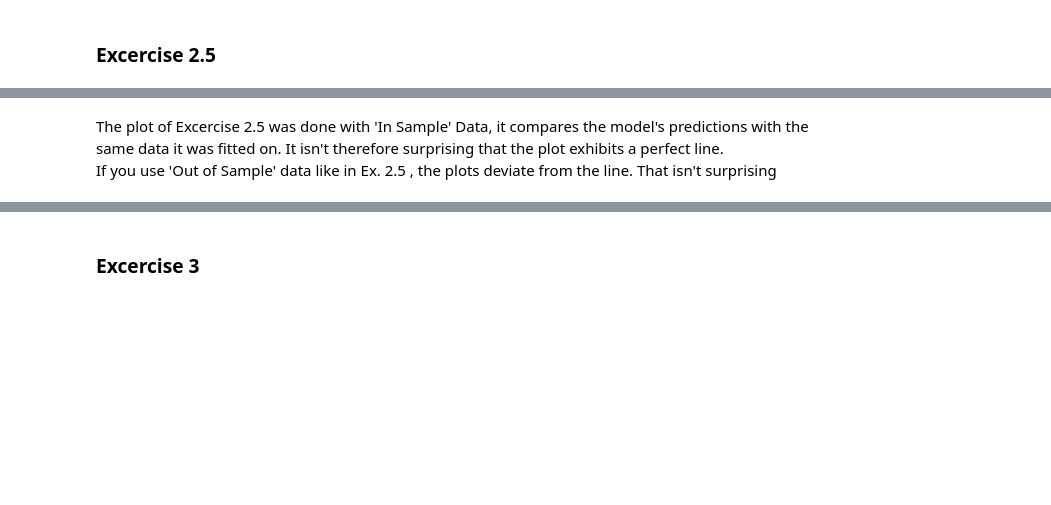
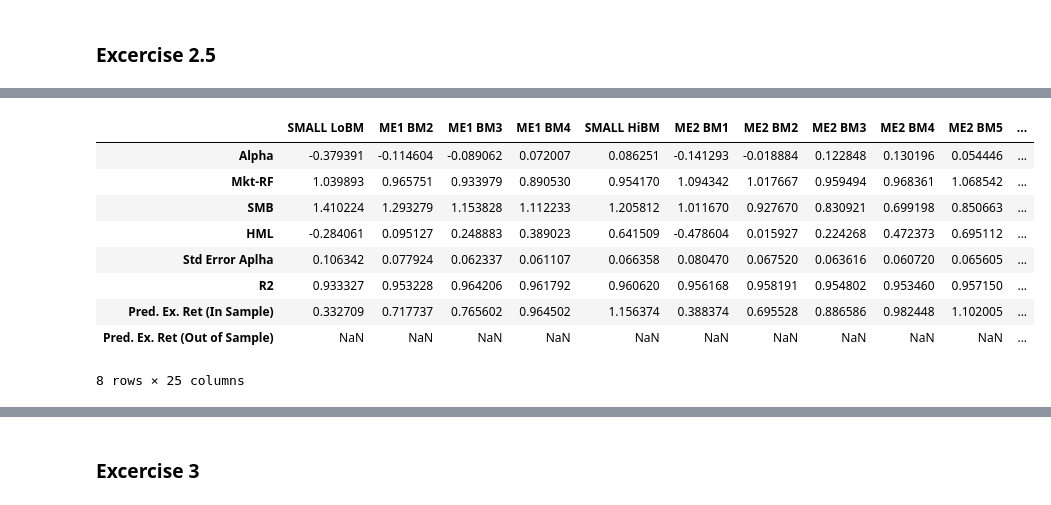
Before and after one commit to Luedman/Theory_of_Finance_Assignments, a Jupyter notebook: Assignment_3/Assignment3.ipynb, the cells around one changed output, grey strips where cells are left out. Cells and saved outputs as stored; diff of their text form; code cells hidden in the pictures; blank space fills up the shorter version.

Commit message:
3.1 & Plots

```diff
--- a/Assignment_3/Assignment3.ipynb
+++ b/Assignment_3/Assignment3.ipynb
@@ -451,4 +420,0 @@ plt.show()
-# %% [markdown]
-The plot of Excercise 2.5 was done with 'In Sample' Data, it compares the model's predictions with the same data it was fitted on. It isn't therefore surprising that the plot exhibits a perfect line.
-<br>
-If you use 'Out of Sample' data like in Ex. 2.5 , the plots deviate from the line. That isn't surprising
@@ -454,0 +453,20 @@ If you use 'Out of Sample' data like in Ex. 2.5 , the plots deviate from the lin
+# %%
+#Convert the result dict into a dataframe
+results_ex25 = pd.DataFrame(results_ex2, index = ['Alpha',
+                                                 'Mkt-RF',
+                                                 'SMB','HML',
+                                                 'Std Error Aplha',
+                                                 'R2', 'Pred. Ex. Ret (In Sample)',
+                                                 'Pred. Ex. Ret (Out of Sample)'])
+results_ex25
+# %% [output]
+|  | SMALL LoBM | ME1 BM2 | ME1 BM3 | ME1 BM4 | SMALL HiBM | ME2 BM1 | ME2 BM2 | ME2 BM3 | ME2 BM4 | ME2 BM5 | ... |
+| Alpha | -0.379391 | -0.114604 | -0.089062 | 0.072007 | 0.086251 | -0.141293 | -0.018884 | 0.122848 | 0.130196 | 0.054446 | ... |
+| Mkt-RF | 1.039893 | 0.965751 | 0.933979 | 0.890530 | 0.954170 | 1.094342 | 1.017667 | 0.959494 | 0.968361 | 1.068542 | ... |
+| SMB | 1.410224 | 1.293279 | 1.153828 | 1.112233 | 1.205812 | 1.011670 | 0.927670 | 0.830921 | 0.699198 | 0.850663 | ... |
+| HML | -0.284061 | 0.095127 | 0.248883 | 0.389023 | 0.641509 | -0.478604 | 0.015927 | 0.224268 | 0.472373 | 0.695112 | ... |
+| Std Error Aplha | 0.106342 | 0.077924 | 0.062337 | 0.061107 | 0.066358 | 0.080470 | 0.067520 | 0.063616 | 0.060720 | 0.065605 | ... |
+| R2 | 0.933327 | 0.953228 | 0.964206 | 0.961792 | 0.960620 | 0.956168 | 0.958191 | 0.954802 | 0.953460 | 0.957150 | ... |
+| Pred. Ex. Ret (In Sample) | 0.332709 | 0.717737 | 0.765602 | 0.964502 | 1.156374 | 0.388374 | 0.695528 | 0.886586 | 0.982448 | 1.102005 | ... |
+| Pred. Ex. Ret (Out of Sample) | NaN | NaN | NaN | NaN | NaN | NaN | NaN | NaN | NaN | NaN | ... |
+8 rows × 25 columns
```
Also changed, not shown: parts of 16 cells of this notebook, 5 other files.
